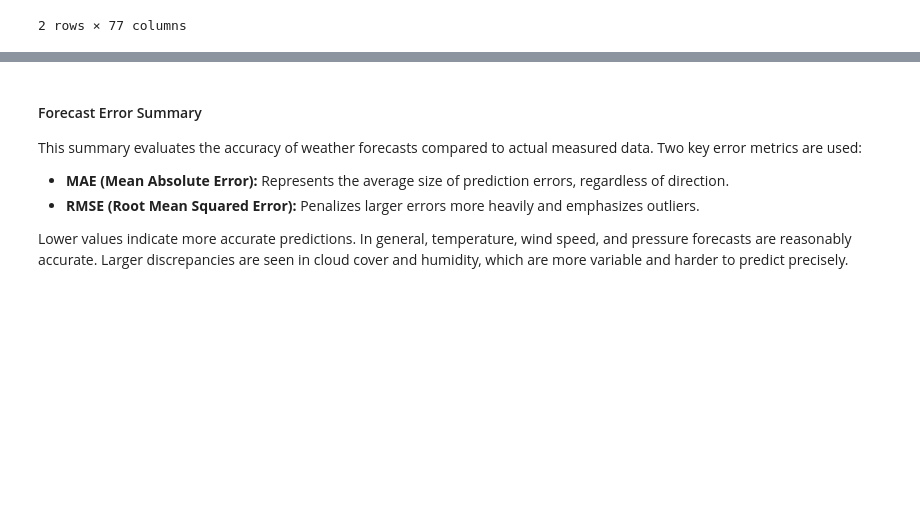
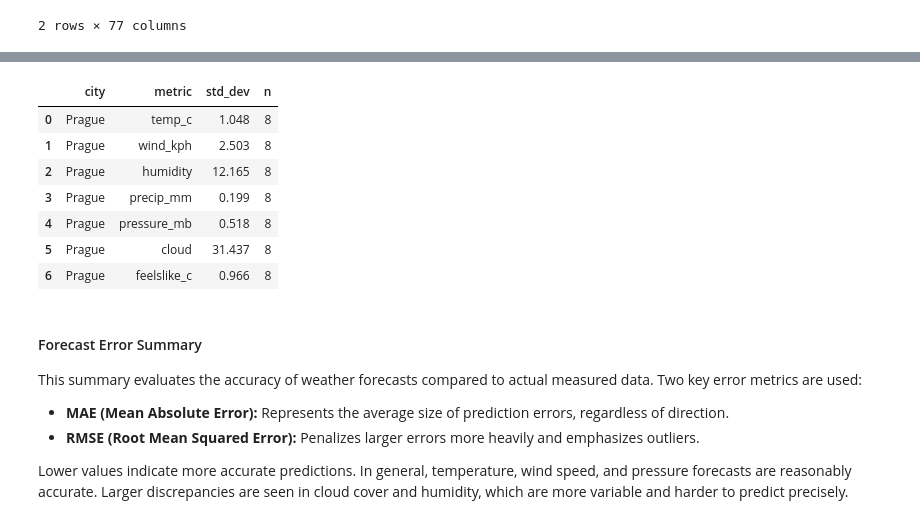
Before and after one commit to AdelHol/weather_etl, a Jupyter notebook: notebooks/comparison.ipynb, the cells around one changed output, grey strips where cells are left out. Drawn from its saved outputs; the diff is of its cells as text; code cells hidden in the pictures; blank space fills up the shorter version.

```diff
--- a/notebooks/comparison.ipynb
+++ b/notebooks/comparison.ipynb
@@ -211,3 +198,15 @@ pd.DataFrame(summary).T
+# %%
+
+compute_forecast_error_std(df, metrics_to_compare, city_filter="Prague")
+# %% [output]
+|  | city | metric | std_dev | n |
+| 0 | Prague | temp_c | 1.048 | 8 |
+| 1 | Prague | wind_kph | 2.503 | 8 |
+| 2 | Prague | humidity | 12.165 | 8 |
+| 3 | Prague | precip_mm | 0.199 | 8 |
+| 4 | Prague | pressure_mb | 0.518 | 8 |
+| 5 | Prague | cloud | 31.437 | 8 |
+| 6 | Prague | feelslike_c | 0.966 | 8 |
 # %% [markdown]
 ####  Forecast Error Summary
 
```
Also changed, not shown: parts of 13 cells of this notebook, 1 other file.
